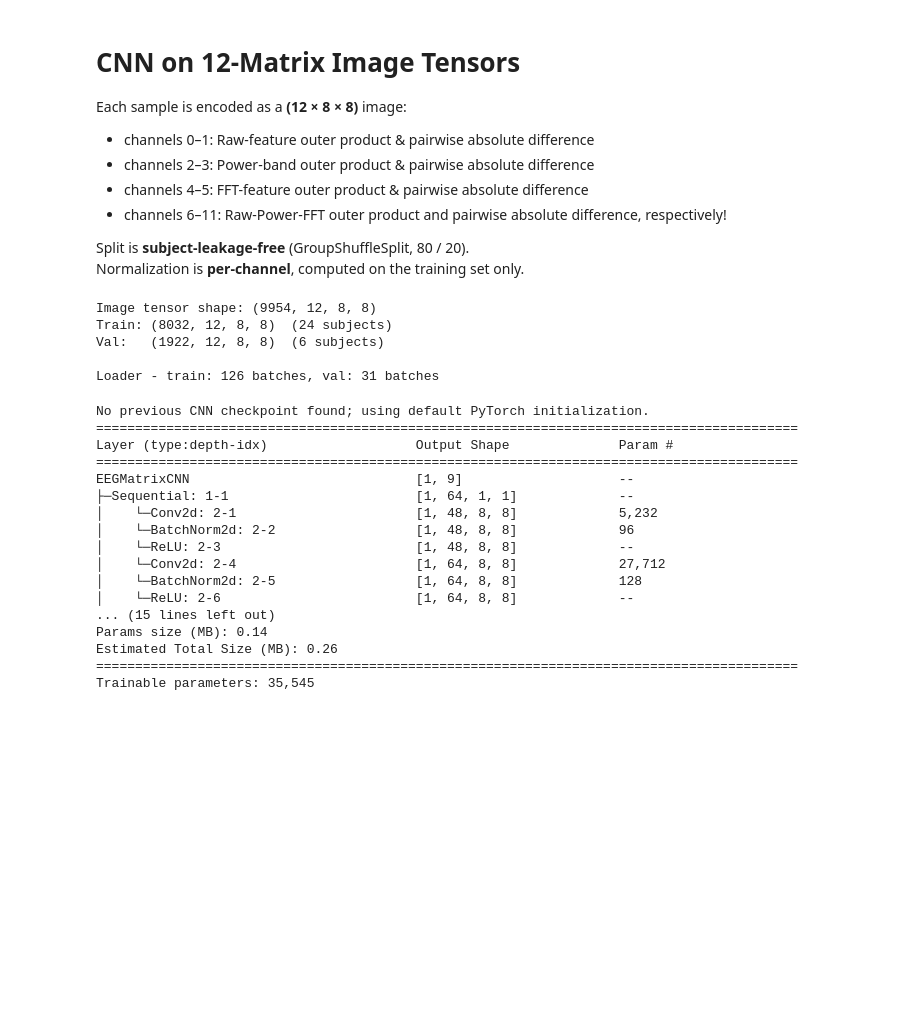
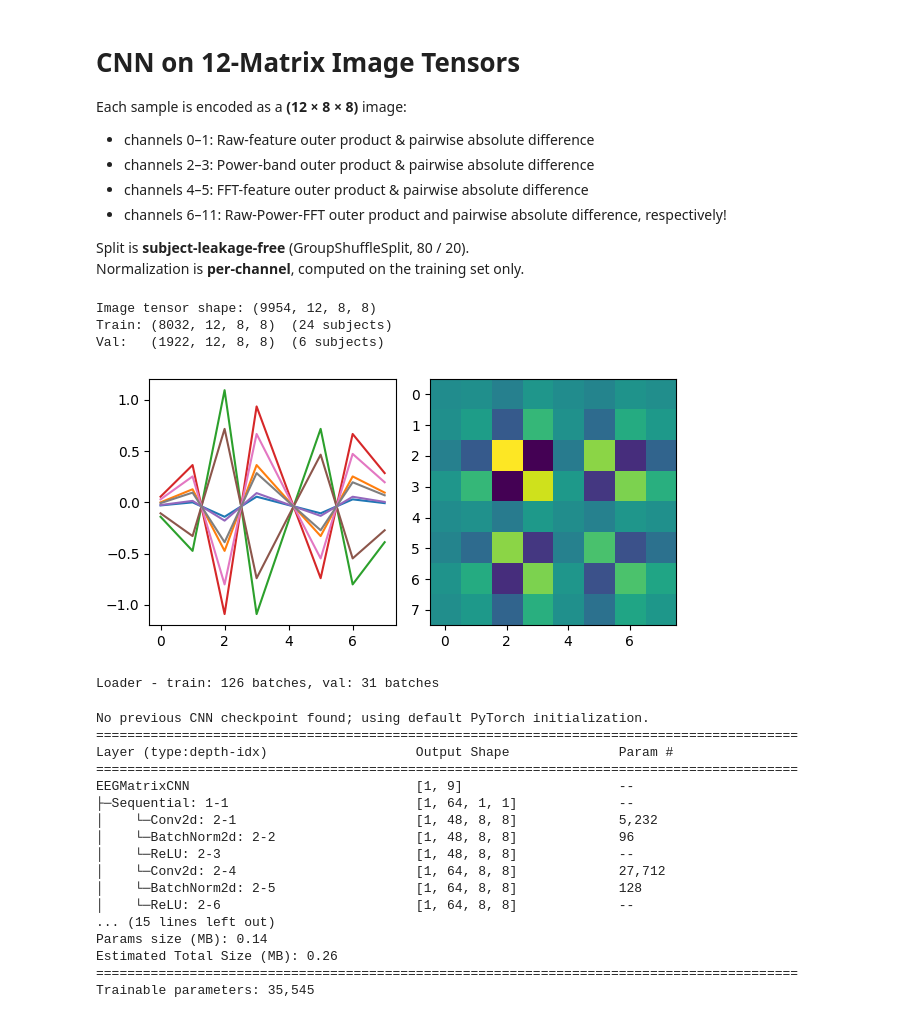
Before and after one commit to parhamkebria/EEG, a Jupyter notebook: EEG_Power_MLP.ipynb, the cells around one changed output. Saved outputs shown, nothing was run; the diff lists cells and outputs as text; code cells hidden in the pictures; blank space fills up the shorter version.

```diff
--- a/EEG_Power_MLP.ipynb
+++ b/EEG_Power_MLP.ipynb
@@ -1665,6 +1670,12 @@ ch_std = X_tr_img.std(axis=(0, 2, 3), keepdims=True) + 1e-8
 X_tr_img = (X_tr_img - ch_mean) / ch_std
 X_va_img = (X_va_img - ch_mean) / ch_std
 
+fig, axs = plt.subplots(1, 2, figsize=(6, 3))
+axs[0].plot(X_tr_img[0, 0])
+axs[1].imshow(X_tr_img[0, 0])
+plt.tight_layout()
+plt.show()
+
 # -- 4. Dataset + DataLoaders --
 class EEGMatrixDataset(Dataset):
     def __init__(self, X, y):
@@ -1675,35 +1686,35 @@ class EEGMatrixDataset(Dataset):
         return len(self.y)
 
     def __getitem__(self, idx):
         return self.X[idx], self.y[idx]
 
 batch_size_cnn = 64
 train_loader_cnn = DataLoader(
     EEGMatrixDataset(X_tr_img, y_tr_img),
     batch_size=batch_size_cnn,
     shuffle=True,
     drop_last=False,
  )
 val_loader_cnn = DataLoader(
     EEGMatrixDataset(X_va_img, y_va_img),
     batch_size=batch_size_cnn,
     shuffle=False,
     drop_last=False,
  )
 
 # -- 5. Class weights (inverse frequency on training split) --
 num_classes = len(np.unique(y_img))
 counts_cnn = np.bincount(y_tr_img, minlength=num_classes).astype(float)
 cw_cnn = torch.tensor(1.0 / np.maximum(counts_cnn, 1), dtype=torch.float32)
 cw_cnn = (cw_cnn / cw_cnn.sum() * num_classes).to(device)
 
 print(f"\nLoader - train: {len(train_loader_cnn)} batches, val: {len(val_loader_cnn)} batches")
 # %% [output]
 Image tensor shape: (9954, 12, 8, 8)
 Train: (8032, 12, 8, 8)  (24 subjects)
 Val:   (1922, 12, 8, 8)  (6 subjects)
-
-Loader - train: 126 batches, val: 31 batches
+[figure, added]
+Loader - train: 126 batches, val: 31 batches
 # %%
 # -- CNN model: (B, 12, 8, 8) -> num_classes --------------------------------
 class EEGMatrixCNN(nn.Module):
```
Also changed, not shown: parts of 3 cells of this notebook.
